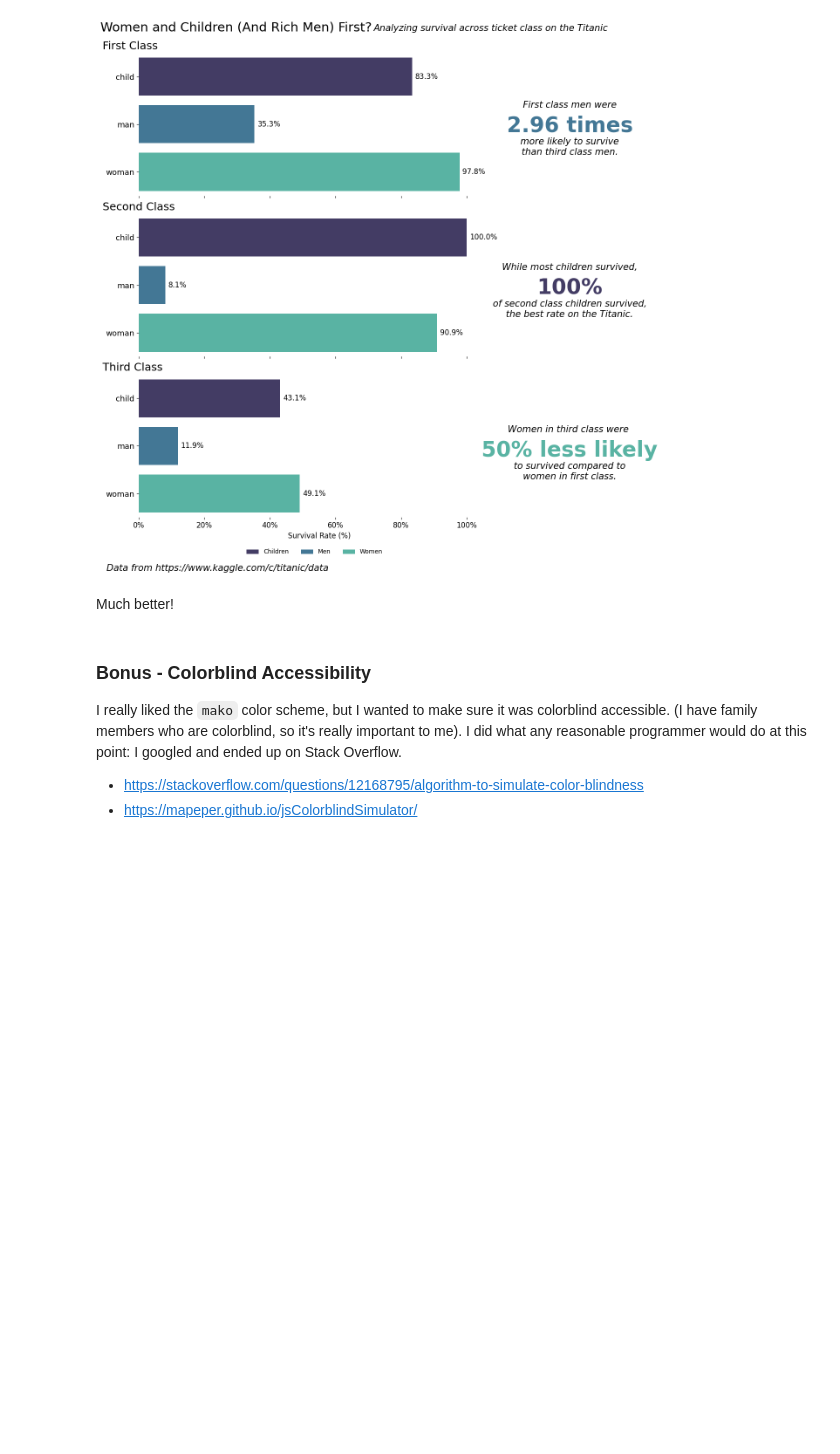
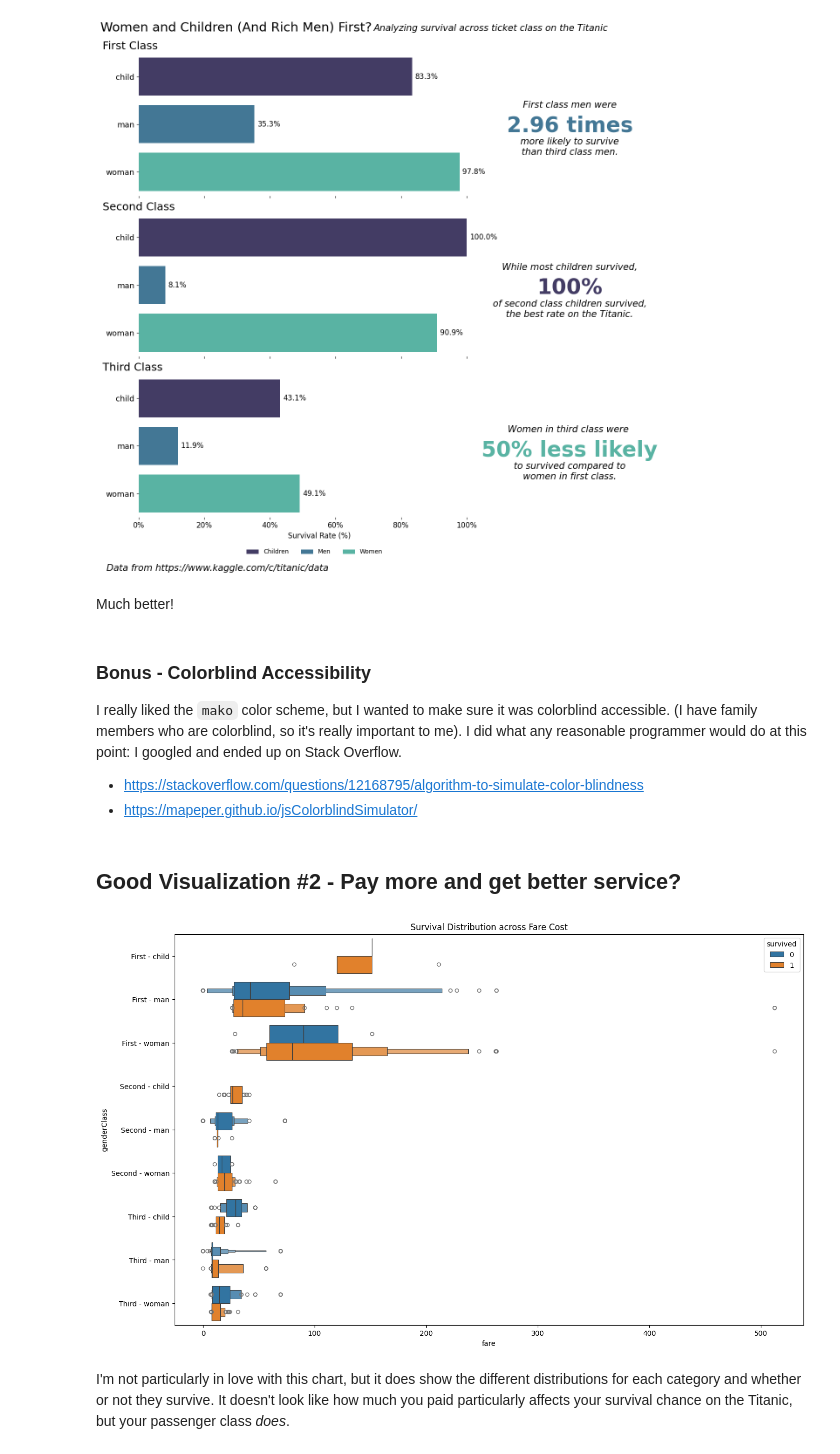
Before and after one commit to IMOsbo/DATA6550-Visualization, a Jupyter notebook: Code/Osborne/IsaiahOsborneVisualization.ipynb, the cells around one changed output. Drawn from its saved outputs; the diff is of its cells as text; code cells hidden in the pictures; blank space fills up the shorter version.

Commit message:
Added final good visualization!

```diff
--- a/Code/Osborne/IsaiahOsborneVisualization.ipynb
+++ b/Code/Osborne/IsaiahOsborneVisualization.ipynb
@@ -340,3 +340,19 @@ I really liked the `mako` color scheme, but I wanted to make sure it was colorbl
 
 - <https://stackoverflow.com/questions/12168795/algorithm-to-simulate-color-blindness>
 - <https://mapeper.github.io/jsColorblindSimulator/>
+# %% [markdown]
+## Good Visualization #2 - Pay more and get better service?
+# %%
+titanic["genderClass"] = titanic["class"].astype(str).str.cat(titanic["who"], sep=" - ")
+titanic = titanic.sort_values(["pclass", "who"])
+# %%
+fig = plt.figure(figsize=(16, 10))
+# https://seaborn.pydata.org/generated/seaborn.boxenplot.html#seaborn.boxenplot
+chart = sns.boxenplot(titanic, x="fare", y="genderClass", hue="survived")
+
+chart.set_title("Survival Distribution across Fare Cost")
+plt.show()
+# %% [output]
+[figure, added]
+# %% [markdown]
+I'm not particularly in love with this chart, but it does show the different distributions for each category and whether or not they survive. It doesn't look like how much you paid particularly affects your survival chance on the Titanic, but your passenger class _does_.
```
